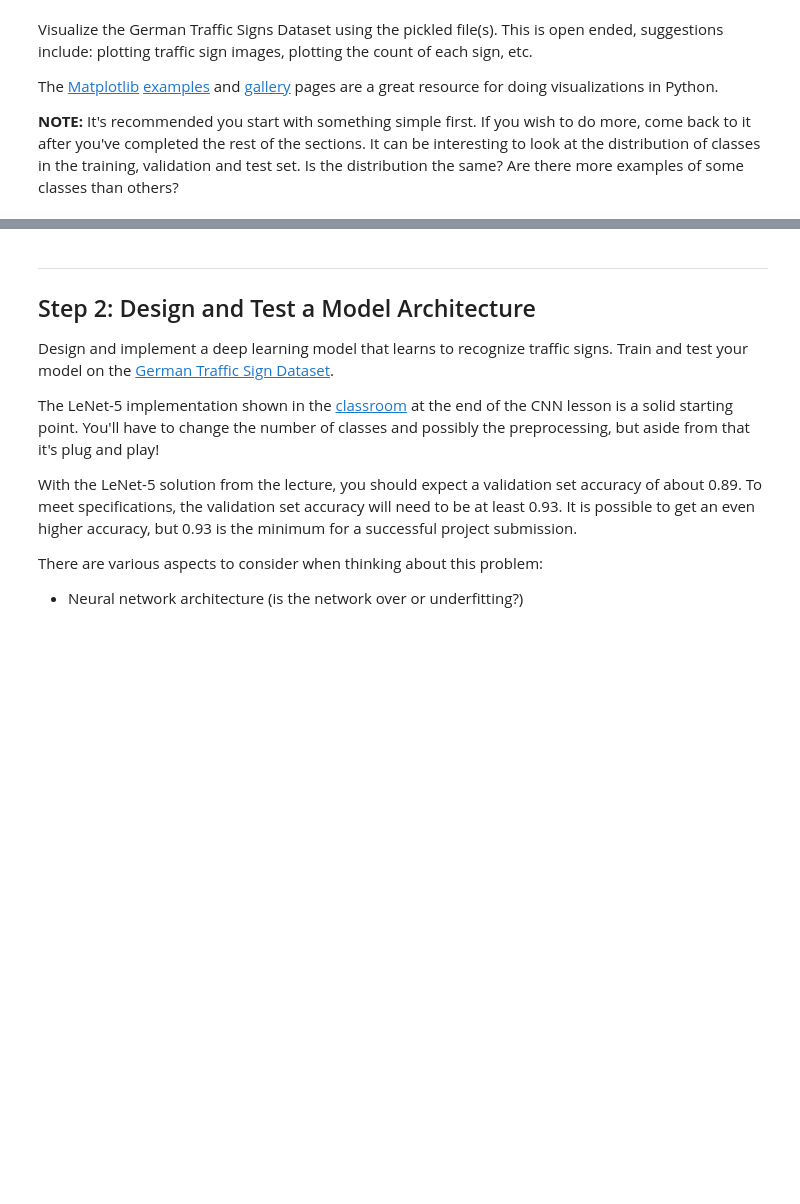
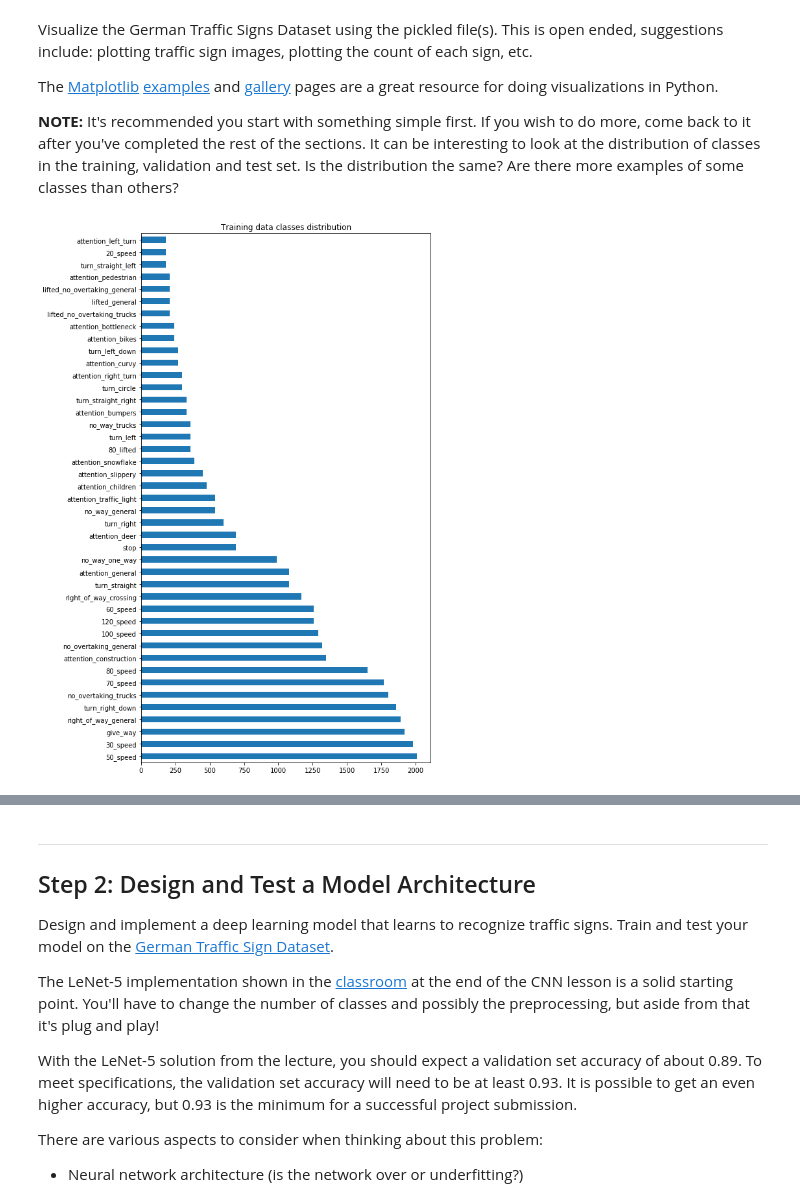
Before and after one commit to udacity/CarND-Traffic-Sign-Classifier-Project, a Jupyter notebook: Traffic_Sign_Classifier.ipynb, the cells around one changed output, grey strips where cells are left out. Saved outputs shown, nothing was run; the diff lists cells and outputs as text; code cells hidden in the pictures; blank space fills up the shorter version.

Commit message:
GTSRB labels added
- plot helper added too

```diff
--- a/Traffic_Sign_Classifier.ipynb
+++ b/Traffic_Sign_Classifier.ipynb
@@ -22,12 +22,13 @@ The [rubric](https://review.udacity.com/#!/rubrics/481/view) contains "Stand Out
 # %%
 # Load pickled data
 import pickle
+import os
 
-# TODO: Fill this in based on where you saved the training and testing data
+DATASET_PATH = '../datasets/traffic-signs-data'
 
-training_file = ?
-validation_file=?
-testing_file = ?
+training_file = os.path.join(DATASET_PATH, 'train.p')
+validation_file = os.path.join(DATASET_PATH, 'valid.p')
+testing_file = os.path.join(DATASET_PATH, 'test.p')
 
 with open(training_file, mode='rb') as f:
     train = pickle.load(f)
@@ -91,3 +104,21 @@ The [Matplotlib](http://matplotlib.org/) [examples](http://matplotlib.org/exampl
 import matplotlib.pyplot as plt
 # Visualizations will be shown in the notebook.
 %matplotlib inline
+# %%
+def plot_brief_stats_for(pickled_data, plot_title):
+    total_val_items = pickled_data['labels'].size
+    pickled_df = pd.DataFrame(pickled_data['labels'])
+    # Copy the column for naming
+    pickled_df['label_name'] = pickled_df[0].values
+    # Using the name map to name columns
+    named_df = pickled_df.replace({'label_name' : gtsrb_label_map})
+    unique_labels = named_df.label_name.value_counts()
+    # Validate we still have the same count of items in the original data
+    # and the sum of value counts in the dataframe
+    assert(total_val_items == unique_labels.sum())
+    plt.figure(figsize=(8,15));
+    unique_labels.plot.barh(title=plot_title)
+# %%
+plot_brief_stats_for(train, "Training data classes distribution")
+# %% [output]
+[figure, added]
```
Also changed, not shown: parts of 8 cells of this notebook, 2 other files.
